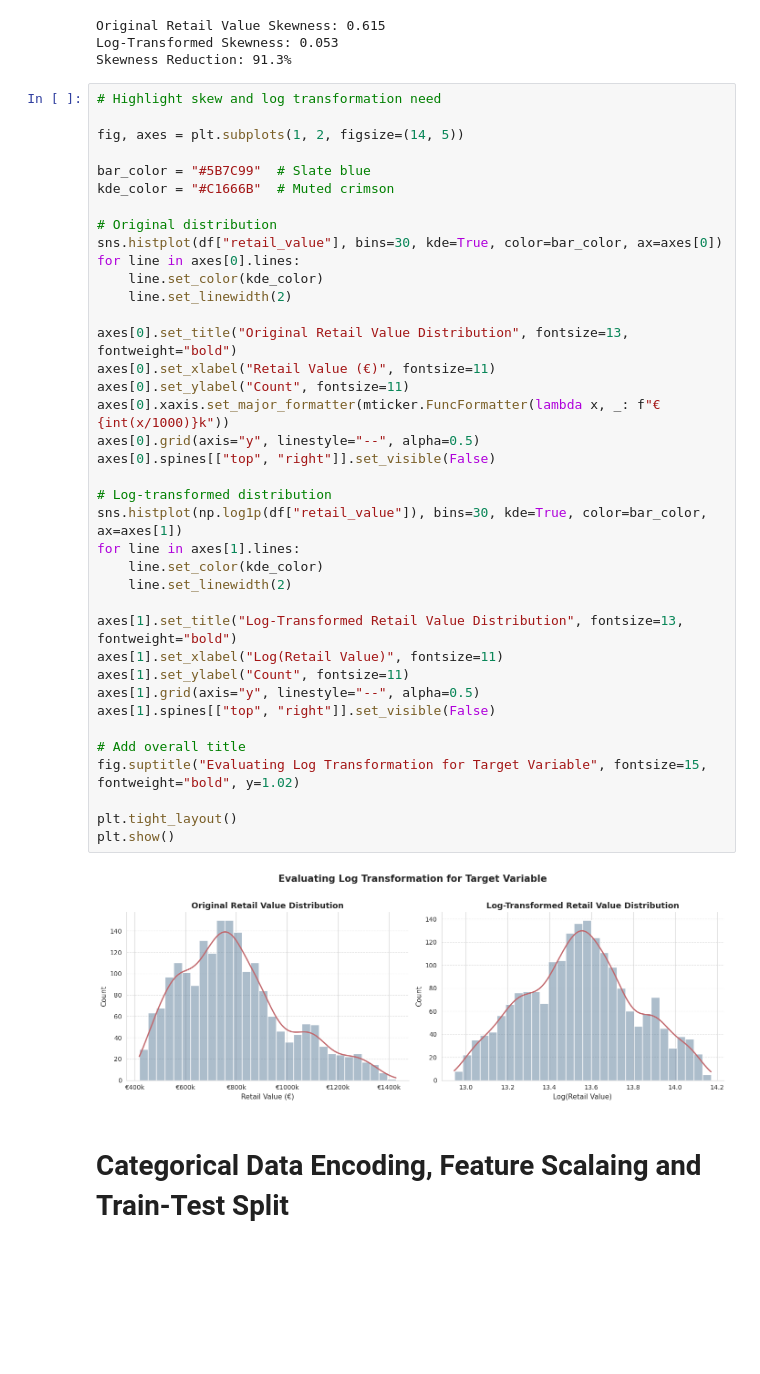
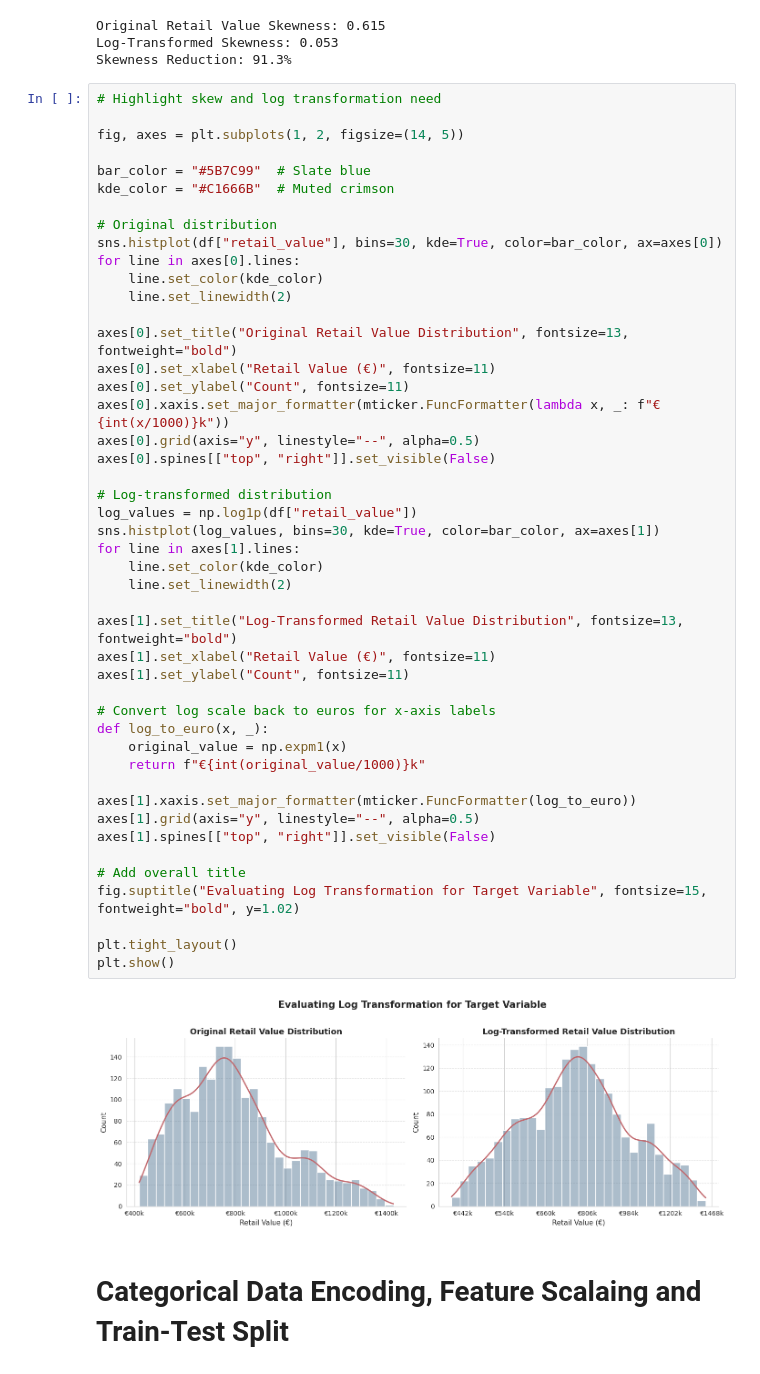
Before and after one commit to ULabanieh/CLA-Final-Project, a Jupyter notebook: cla_project_FINAL.ipynb, the cells around one changed output. Saved outputs shown, nothing was run; the diff lists cells and outputs as text; blank space fills up the shorter version.

```diff
--- a/cla_project_FINAL.ipynb
+++ b/cla_project_FINAL.ipynb
@@ -619,35 +547,43 @@ kde_color = "#C1666B"  # Muted crimson
 
 # Original distribution
 sns.histplot(df["retail_value"], bins=30, kde=True, color=bar_color, ax=axes[0])
 for line in axes[0].lines:
     line.set_color(kde_color)
     line.set_linewidth(2)
 
 axes[0].set_title("Original Retail Value Distribution", fontsize=13, fontweight="bold")
 axes[0].set_xlabel("Retail Value (€)", fontsize=11)
 axes[0].set_ylabel("Count", fontsize=11)
 axes[0].xaxis.set_major_formatter(mticker.FuncFormatter(lambda x, _: f"€{int(x/1000)}k"))
 axes[0].grid(axis="y", linestyle="--", alpha=0.5)
 axes[0].spines[["top", "right"]].set_visible(False)
 
 # Log-transformed distribution
-sns.histplot(np.log1p(df["retail_value"]), bins=30, kde=True, color=bar_color, ax=axes[1])
+log_values = np.log1p(df["retail_value"])
+sns.histplot(log_values, bins=30, kde=True, color=bar_color, ax=axes[1])
 for line in axes[1].lines:
     line.set_color(kde_color)
     line.set_linewidth(2)
 
 axes[1].set_title("Log-Transformed Retail Value Distribution", fontsize=13, fontweight="bold")
-axes[1].set_xlabel("Log(Retail Value)", fontsize=11)
+axes[1].set_xlabel("Retail Value (€)", fontsize=11)
 axes[1].set_ylabel("Count", fontsize=11)
+
+# Convert log scale back to euros for x-axis labels
+def log_to_euro(x, _):
+    original_value = np.expm1(x)
+    return f"€{int(original_value/1000)}k"
+
+axes[1].xaxis.set_major_formatter(mticker.FuncFormatter(log_to_euro))
 axes[1].grid(axis="y", linestyle="--", alpha=0.5)
 axes[1].spines[["top", "right"]].set_visible(False)
 
 # Add overall title
 fig.suptitle("Evaluating Log Transformation for Target Variable", fontsize=15, fontweight="bold", y=1.02)
 
 plt.tight_layout()
 plt.show()
 # %% [output]
-[figure, old version]
+[figure, new version]
 # %% [markdown]
 # Categorical Data Encoding, Feature Scalaing and Train-Test Split
```
Also changed, not shown: parts of 16 cells of this notebook.
